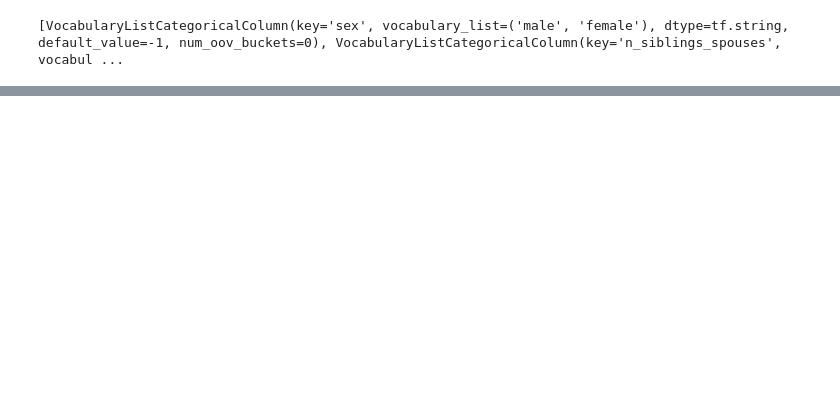
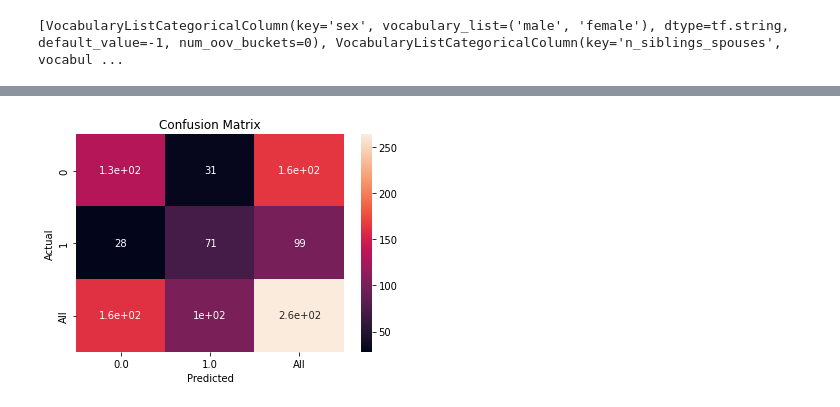
Before and after one commit to dayaneog/Machine_learning_projects, a Jupyter notebook: Linear_Regression.ipynb, the cells around one changed output, grey strips where cells are left out. Drawn from its saved outputs; the diff is of its cells as text; code cells hidden in the pictures; blank space fills up the shorter version.

```diff
--- a/Linear_Regression.ipynb
+++ b/Linear_Regression.ipynb
@@ -84,14 +194,2 @@ print(feature_columns)
 # %% [output]
 [VocabularyListCategoricalColumn(key='sex', vocabulary_list=('male', 'female'), dtype=tf.string, default_value=-1, num_oov_buckets=0), VocabularyListCategoricalColumn(key='n_siblings_spouses', vocabul ...
-# %%
-def make_input_fn(data_df, label_df, num_epochs=10, shuffle=True, batch_size=32):
-  def input_function():  # inner function, this will be returned
-    ds = tf.data.Dataset.from_tensor_slices((dict(data_df), label_df))  # create tf.data.Dataset object with data and its label
-    if shuffle:
-      ds = ds.shuffle(1000)  # randomize order of data
-    ds = ds.batch(batch_size).repeat(num_epochs)  # split dataset into batches of 32 and repeat process for number of epochs
-    return ds  # return a batch of the dataset
-  return input_function  # return a function object for use
-
-train_input_fn = make_input_fn(dftrain, y_train)  # here we will call the input_function that was returned to us to get a dataset object we can feed to the model
-eval_input_fn = make_input_fn(dfeval, y_eval, num_epochs=1, shuffle=False)
@@ -118,0 +198,19 @@ print(result['accuracy'])  # the result variable is simply a dict of stats about
+# %%
+#defining the Linear Estimator
+
+linear_est = tf.estimator.LinearClassifier(feature_columns=feature_columns) #getting the Linear Estimator
+losses = []
+accuracy = []
+
+#trainning and evaluating the estimator
+for epcs in range(1,10):
+  train_input_fn = make_input_fn(dftrain, y_train,epcs)  # here we will call the input_function that was returned to us to get a dataset object we can feed to the model
+  eval_input_fn = make_input_fn(dfeval, y_eval, num_epochs=1, shuffle=False) # get model metrics/stats by testing on testing data
+
+  linear_est.train(train_input_fn)  # train
+  result = linear_est.evaluate(eval_input_fn)  # get model metrics/stats by testing on tetsing data
+  accuracy.append(result['accuracy'])
+  losses.append(result['loss'])
+  loss=result['loss']
+  acc=result['accuracy']
+  print(f'epoch: {epcs} accuracy: {acc:10.6f} loss: {loss:10.6f}')
@@ -141,0 +249,14 @@ Name: 5, dtype: object
+# %%
+#Getting the confusion_matrix
+ypred=np.zeros((len(result)))
+for x in range(1,len(result)):
+  if(result[x]['probabilities'][1]>0.5):
+    ypred[x]=1
+  else:
+    ypred[x]=0
+
+confusion_matrix = pd.crosstab(y_eval, ypred, rownames=['Actual'], colnames=['Predicted'], margins = True)
+sb.heatmap(confusion_matrix, annot=True).set_title('Confusion Matrix')
+plt.show()
+# %% [output]
+[figure, added]
```
Also changed, not shown: parts of 23 cells of this notebook, 1 other file.
